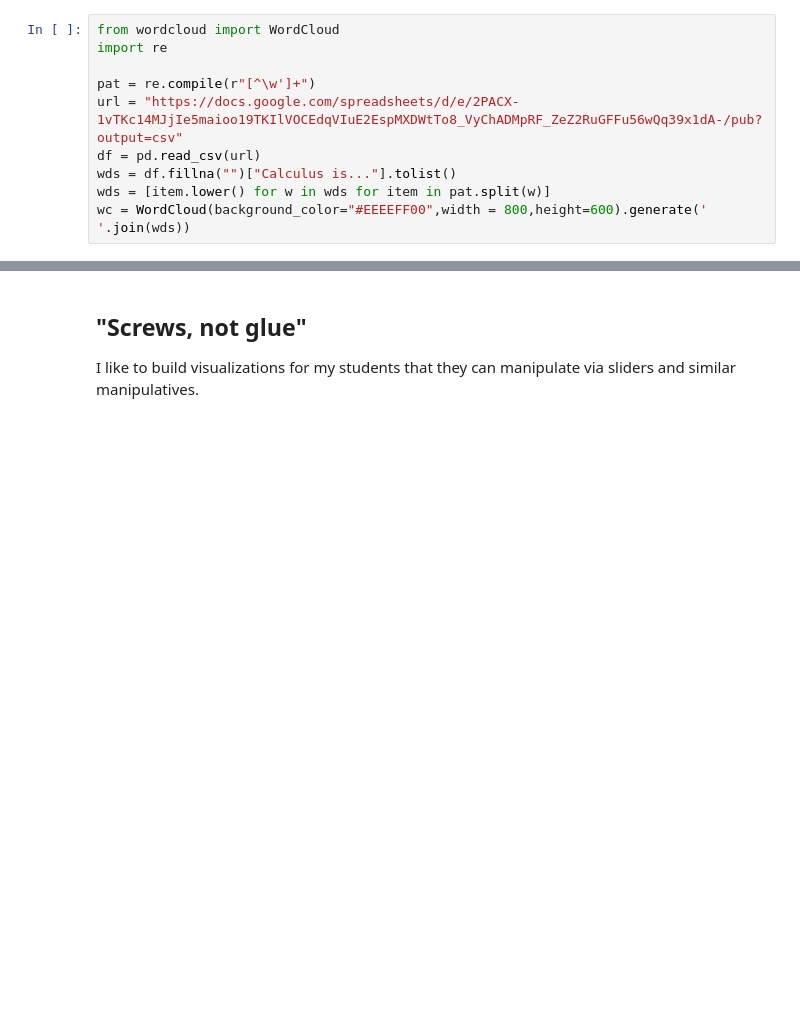
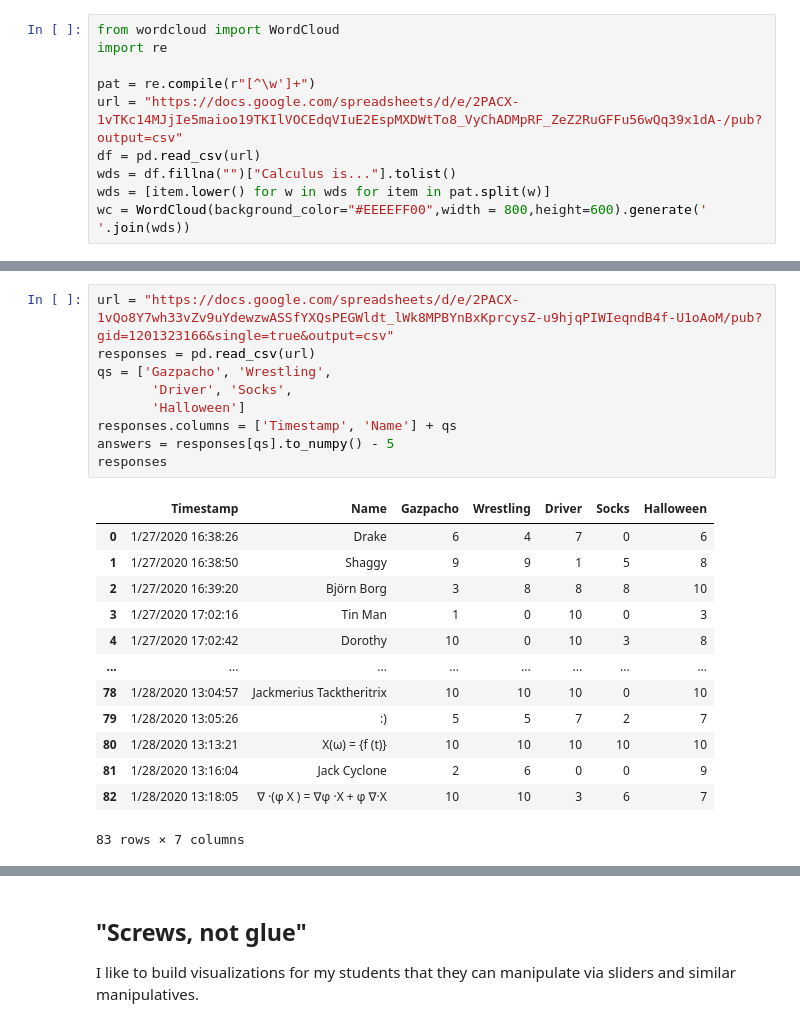
Before and after one commit to drewyoungren/ipynb-demo, a Jupyter notebook: demo.ipynb, the cells around one changed output, grey strips where cells are left out. Drawn from its saved outputs; the diff is of its cells as text; blank space fills up the shorter version.

```diff
--- a/demo.ipynb
+++ b/demo.ipynb
@@ -109,0 +170,23 @@ plt.axis("off");
+# %%
+url = "https://docs.google.com/spreadsheets/d/e/2PACX-1vQo8Y7wh33vZv9uYdewzwASSfYXQsPEGWldt_lWk8MPBYnBxKprcysZ-u9hjqPIWIeqndB4f-U1oAoM/pub?gid=1201323166&single=true&output=csv"
+responses = pd.read_csv(url)
+qs = ['Gazpacho', 'Wrestling',
+       'Driver', 'Socks',
+       'Halloween']
+responses.columns = ['Timestamp', 'Name'] + qs
+answers = responses[qs].to_numpy() - 5
+responses
+# %% [output]
+|  | Timestamp | Name | Gazpacho | Wrestling | Driver | Socks | Halloween |
+| 0 | 1/27/2020 16:38:26 | Drake | 6 | 4 | 7 | 0 | 6 |
+| 1 | 1/27/2020 16:38:50 | Shaggy | 9 | 9 | 1 | 5 | 8 |
+| 2 | 1/27/2020 16:39:20 | Björn Borg | 3 | 8 | 8 | 8 | 10 |
+| 3 | 1/27/2020 17:02:16 | Tin Man | 1 | 0 | 10 | 0 | 3 |
+| 4 | 1/27/2020 17:02:42 | Dorothy | 10 | 0 | 10 | 3 | 8 |
+| ... | ... | ... | ... | ... | ... | ... | ... |
+| 78 | 1/28/2020 13:04:57 | Jackmerius Tacktheritrix | 10 | 10 | 10 | 0 | 10 |
+| 79 | 1/28/2020 13:05:26 | :) | 5 | 5 | 7 | 2 | 7 |
+| 80 | 1/28/2020 13:13:21 | X(ω) = {f (t)} | 10 | 10 | 10 | 10 | 10 |
+| 81 | 1/28/2020 13:16:04 | Jack Cyclone | 2 | 6 | 0 | 0 | 9 |
+| 82 | 1/28/2020 13:18:05 | ∇ ·(φ X ) = ∇φ ·X + φ ∇·X | 10 | 10 | 3 | 6 | 7 |
+83 rows × 7 columns
```
Also changed, not shown: parts of 27 cells of this notebook, 2 other files.
